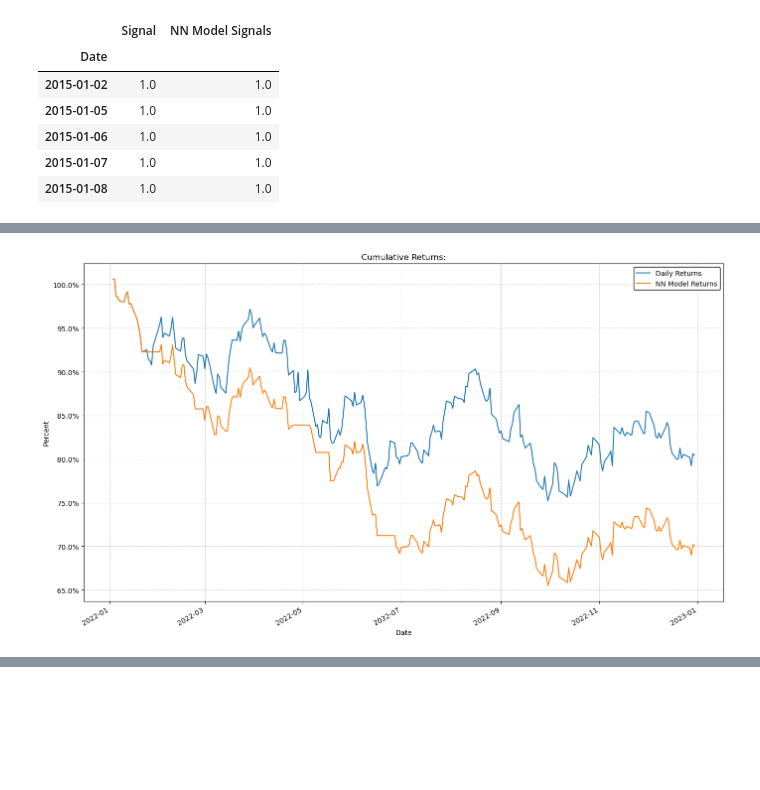
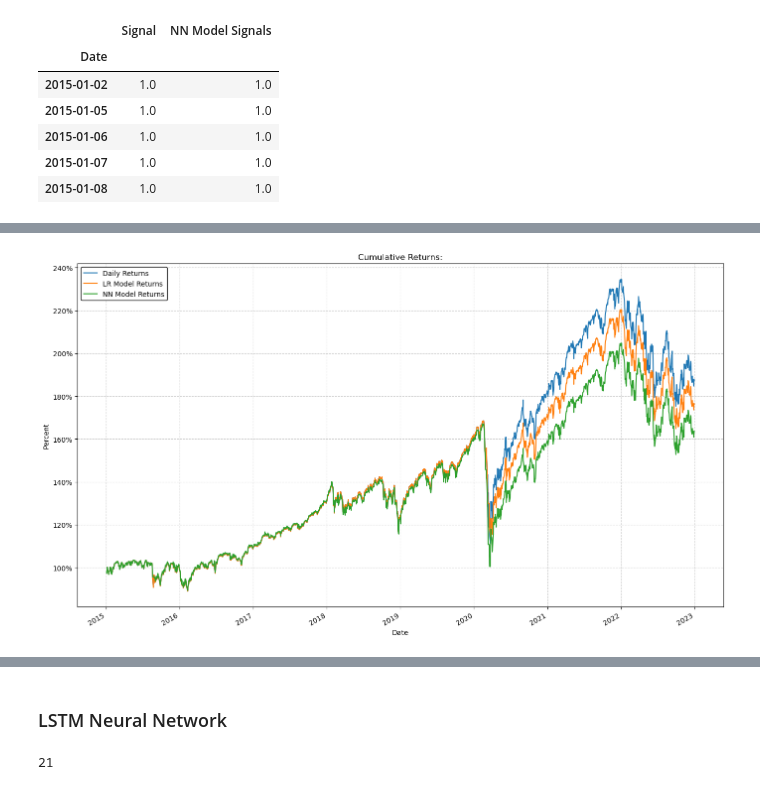
Before and after one commit to Mccalabrese/Neural-Networks-to-Model-the-SP500, a Jupyter notebook: dc_model.ipynb, the cells around one changed output, grey strips where cells are left out. Drawn from its saved outputs; the diff is of its cells as text; code cells hidden in the pictures; blank space fills up the shorter version.

```diff
--- a/dc_model.ipynb
+++ b/dc_model.ipynb
@@ -845,3 +849,13 @@ features_and_target_df['US10Y_SMA_long_pct_change'] = tbill_summary_df[['US10Y']
+# %%
+# # Michael's Features
+# Yield Curves
+features_and_target_df['Yield Curve 1'] = tbill_summary_df['US10Y'] - tbill_summary_df['US3M']
+features_and_target_df['Yield Curve 2'] = tbill_summary_df['US10Y'] - tbill_summary_df['US2Y']
+
+# Volatility
+features_and_target_df["Volatility_Short"] = sp500_reference_dataframe["Adj Close"] / ( sp500_reference_dataframe["Adj Close"].rolling(window=sma_short_window_var).mean() )
+features_and_target_df["Volatility_Mid"] = sp500_reference_dataframe["Adj Close"] / ( sp500_reference_dataframe["Adj Close"].rolling(window=sma_mid_window_var).mean() )
+features_and_target_df["Volatility_Long"] = sp500_reference_dataframe["Adj Close"] / ( sp500_reference_dataframe["Adj Close"].rolling(window=sma_long_window_var).mean() )
 # %%
 features_and_target_df = features_and_target_df.dropna()
 
@@ -1233,18 +1248,18 @@ composite_daily_returns_df.head(50)
 # %%
 cumulative_returns_plot(
     composite_daily_returns_df[[
         'Daily Returns'
         # , 'SMA Signal Daily Returns'
         # , 'Inertia SMA Signal Daily Returns'
         # , 'Balanced Inertia SMA Signal Daily Returns'
-        # , 'LR Model Returns'
+        , 'LR Model Returns'
         , 'NN Model Returns'
-    ]].loc['2022-01-01':'2022-12-31']
+    ]]#.loc['2022-01-01':'2022-12-31']
     , "temp_plot"
     # , plot_title_text="Cumulative Returns:\n\n" # Variable and default value for the plot title
 )
 # %% [output]
-[figure, old version]
+[figure, new version]
 # %%
 # Append the signals to the trading_signals_df
 trading_signals_df['NN Model Signals'] = nn_signals_df['NN Model Signals']
@@ -1262,3 +1277,5 @@ trading_signals_df.head()
 | 2015-01-06 | 2002.609985 | -0.008893 | 1.0 | 0.0 | 0.0 | 0.0 | ... |
 | 2015-01-07 | 2025.900024 | 0.011630 | 1.0 | 0.0 | 0.0 | 1.0 | ... |
 | 2015-01-08 | 2062.139893 | 0.017888 | 1.0 | 0.0 | 1.0 | 1.0 | ... |
+# %% [markdown]
+### LSTM Neural Network
@@ -1264,0 +1288,9 @@ trading_signals_df.head()
+# %%
+# Define the the number of inputs (features) to the model
+# The number of features in the dataset is the length of any row
+number_input_features = len(X_train_reshaped[0][0])
+
+# Review the number of features
+number_input_features
+# %% [output]
+21
```
Also changed, not shown: parts of 33 cells of this notebook, 4 other files.
